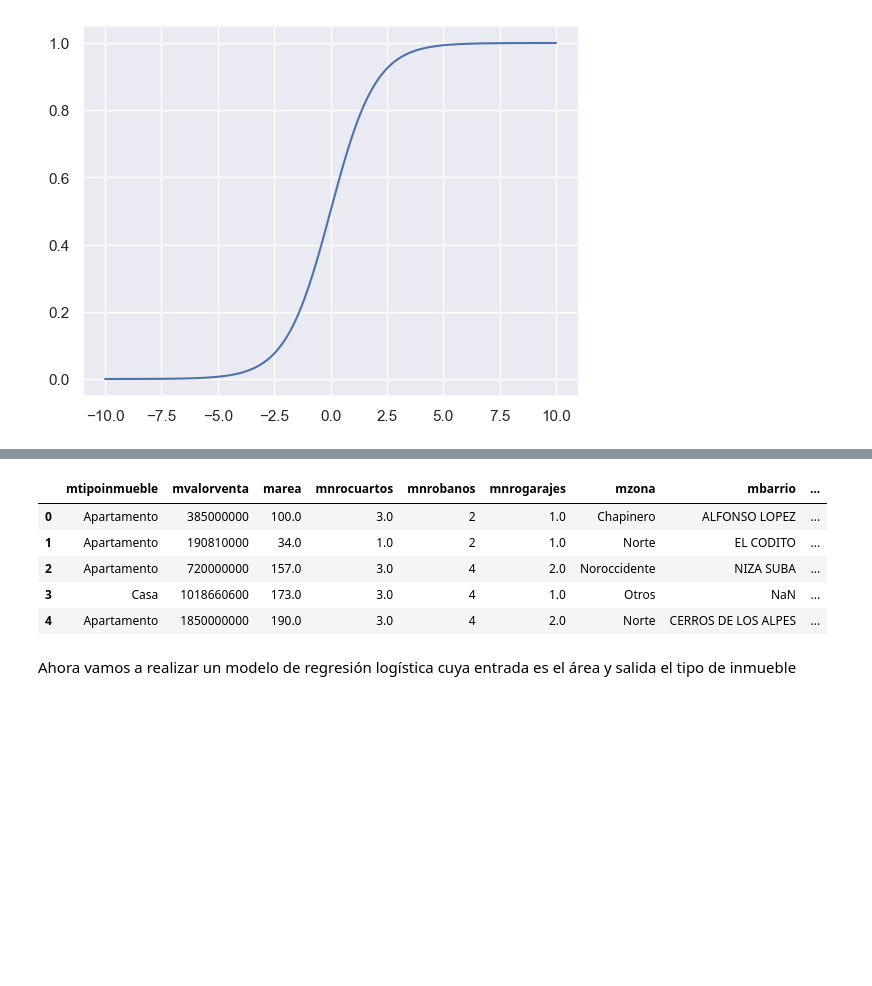
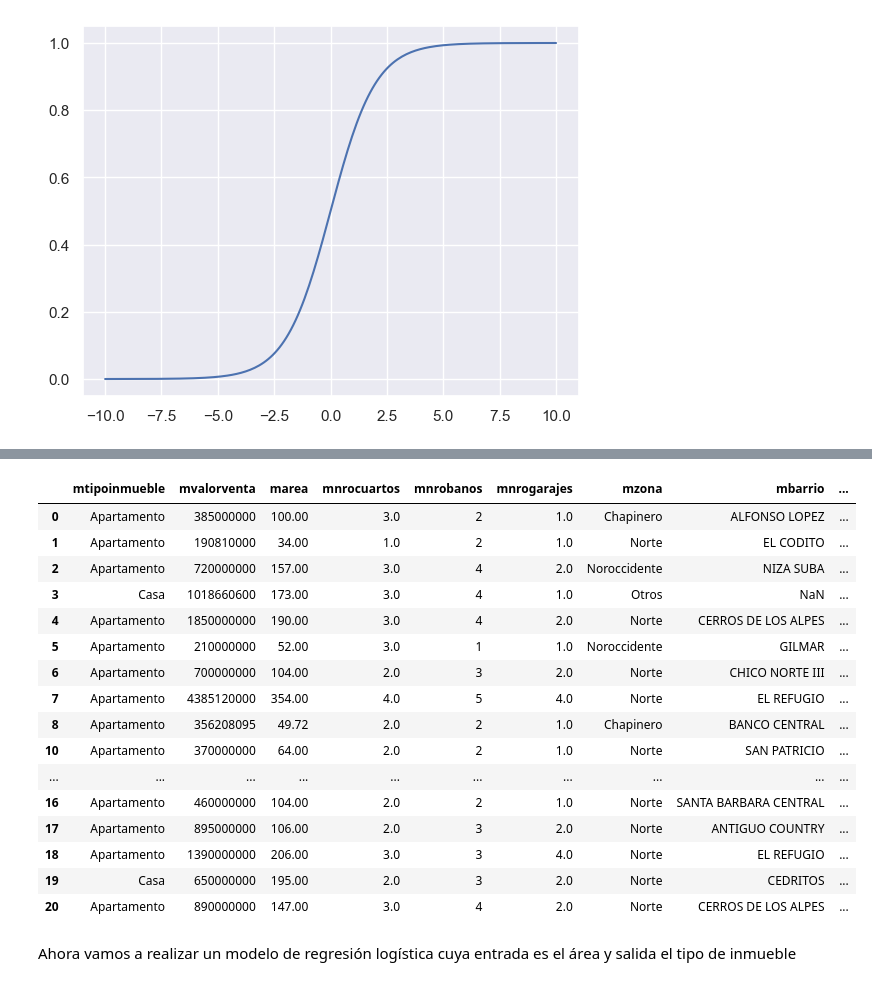
Before and after one commit to Wilsonsr/Metodos-Estadisticos, a Jupyter notebook: CUADERNOS/precios_en_el_sector_inmobiliario_en_Bogotá.ipynb, the cells around one changed output, grey strips where cells are left out. Cells and saved outputs as stored; diff of their text form; code cells hidden in the pictures; blank space fills up the shorter version.

```diff
--- a/CUADERNOS/precios_en_el_sector_inmobiliario_en_Bogotá.ipynb
+++ b/CUADERNOS/precios_en_el_sector_inmobiliario_en_Bogotá.ipynb
@@ -686,12 +741,23 @@ See the caveats in the documentation: https://pandas.pydata.org/pandas-docs/stab
 # %%
-datos.head()
+datos.head(20)
 # %% [output]
 |  | mtipoinmueble | mvalorventa | marea | mnrocuartos | mnrobanos | mnrogarajes | mzona | mbarrio | ... |
-| 0 | Apartamento | 385000000 | 100.0 | 3.0 | 2 | 1.0 | Chapinero | ALFONSO LOPEZ | ... |
-| 1 | Apartamento | 190810000 | 34.0 | 1.0 | 2 | 1.0 | Norte | EL CODITO | ... |
-| 2 | Apartamento | 720000000 | 157.0 | 3.0 | 4 | 2.0 | Noroccidente | NIZA SUBA | ... |
-| 3 | Casa | 1018660600 | 173.0 | 3.0 | 4 | 1.0 | Otros | NaN | ... |
-| 4 | Apartamento | 1850000000 | 190.0 | 3.0 | 4 | 2.0 | Norte | CERROS DE LOS ALPES | ... |
+| 0 | Apartamento | 385000000 | 100.00 | 3.0 | 2 | 1.0 | Chapinero | ALFONSO LOPEZ | ... |
+| 1 | Apartamento | 190810000 | 34.00 | 1.0 | 2 | 1.0 | Norte | EL CODITO | ... |
+| 2 | Apartamento | 720000000 | 157.00 | 3.0 | 4 | 2.0 | Noroccidente | NIZA SUBA | ... |
+| 3 | Casa | 1018660600 | 173.00 | 3.0 | 4 | 1.0 | Otros | NaN | ... |
+| 4 | Apartamento | 1850000000 | 190.00 | 3.0 | 4 | 2.0 | Norte | CERROS DE LOS ALPES | ... |
+| 5 | Apartamento | 210000000 | 52.00 | 3.0 | 1 | 1.0 | Noroccidente | GILMAR | ... |
+| 6 | Apartamento | 700000000 | 104.00 | 2.0 | 3 | 2.0 | Norte | CHICO NORTE III | ... |
+| 7 | Apartamento | 4385120000 | 354.00 | 4.0 | 5 | 4.0 | Norte | EL REFUGIO | ... |
+| 8 | Apartamento | 356208095 | 49.72 | 2.0 | 2 | 1.0 | Chapinero | BANCO CENTRAL | ... |
+| 10 | Apartamento | 370000000 | 64.00 | 2.0 | 2 | 1.0 | Norte | SAN PATRICIO | ... |
+| ... | ... | ... | ... | ... | ... | ... | ... | ... | ... |
+| 16 | Apartamento | 460000000 | 104.00 | 2.0 | 2 | 1.0 | Norte | SANTA BARBARA CENTRAL | ... |
+| 17 | Apartamento | 895000000 | 106.00 | 2.0 | 3 | 2.0 | Norte | ANTIGUO COUNTRY | ... |
+| 18 | Apartamento | 1390000000 | 206.00 | 3.0 | 3 | 4.0 | Norte | EL REFUGIO | ... |
+| 19 | Casa | 650000000 | 195.00 | 2.0 | 3 | 2.0 | Norte | CEDRITOS | ... |
+| 20 | Apartamento | 890000000 | 147.00 | 3.0 | 4 | 2.0 | Norte | CERROS DE LOS ALPES | ... |
 # %% [markdown]
 Ahora vamos a realizar un modelo de regresión logística cuya entrada es el área y salida el tipo de inmueble
 # %%
```
Also changed, not shown: parts of 23 cells of this notebook.
